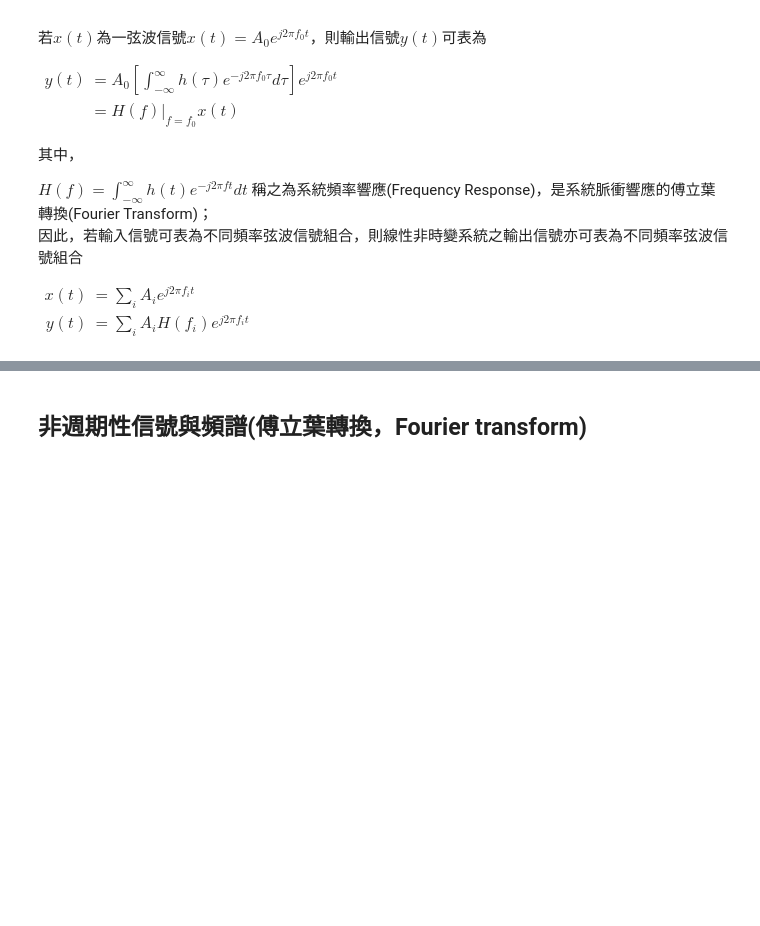
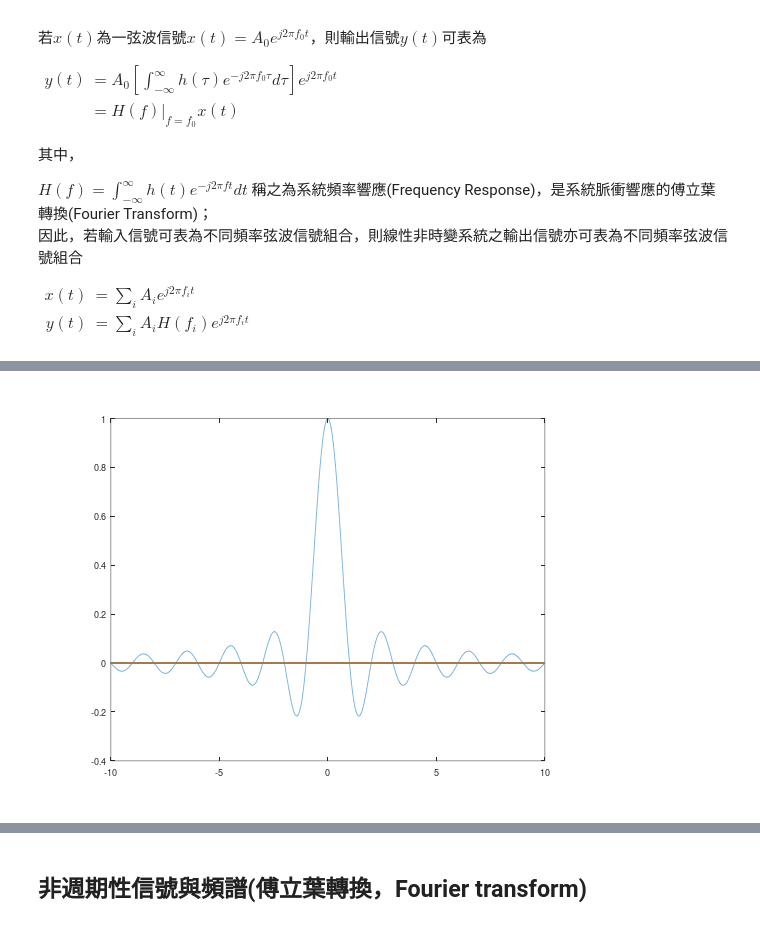
Before and after one commit to SuHanson/CommLecture, a Jupyter notebook: Notebooks/SignalSystem.ipynb, the cells around one changed output, grey strips where cells are left out. Saved outputs shown, nothing was run; the diff lists cells and outputs as text; code cells hidden in the pictures; blank space fills up the shorter version.

```diff
--- a/Notebooks/SignalSystem.ipynb
+++ b/Notebooks/SignalSystem.ipynb
@@ -98,0 +125,5 @@ $b_n=x_n-x_{-n}=\frac{2}{T_0} \int_{T_0} x(t)\sin(2\pi nf_0 t) dt $
+# %%
+t=-10:0.05:10;
+plot(t,sinc(t),t,zeros(length(t)))
+# %% [output]
+[figure, added]
```
Also changed, not shown: parts of 5 cells of this notebook, 1 other file.
